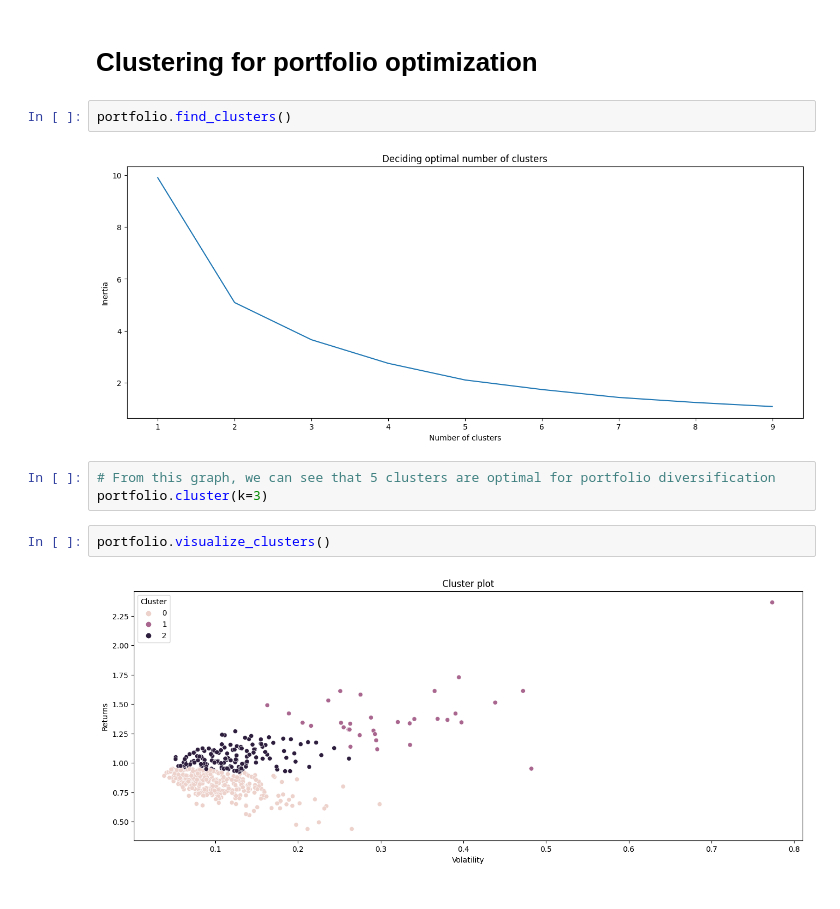
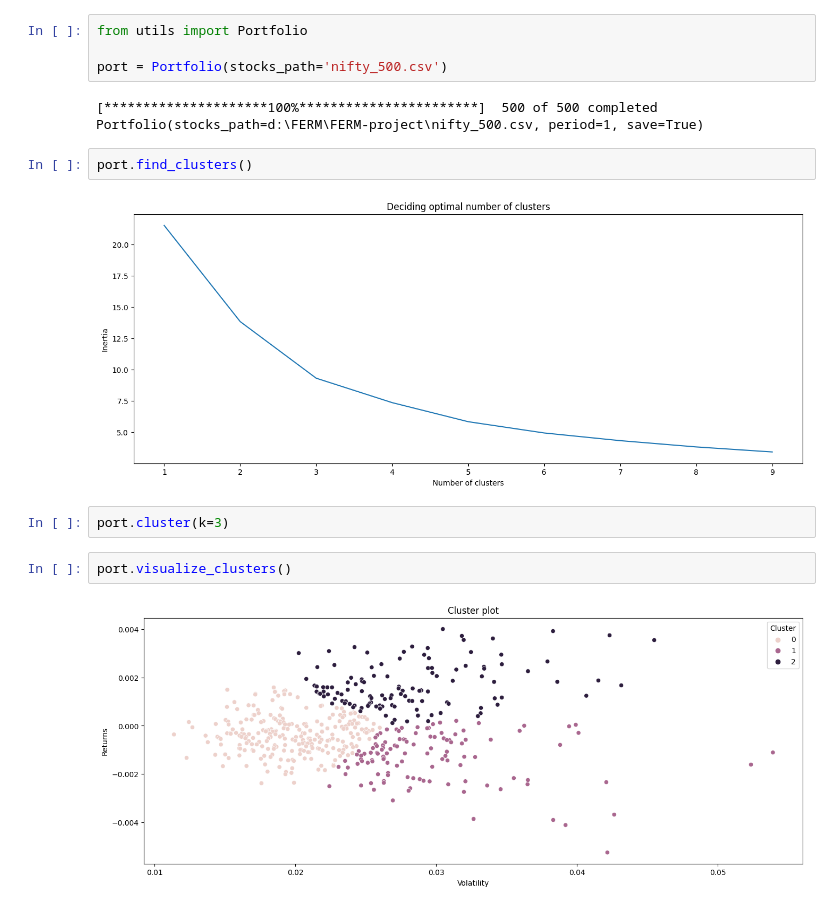
Before and after one commit to aayush1036/FERM-project, a Jupyter notebook: project.ipynb, the cells around one changed output. Saved outputs shown, nothing was run; the diff lists cells and outputs as text.

Commit message:
Clustering on all stocks and monte carlo on top n stocks according to sharpe ratio

```diff
--- a/project.ipynb
+++ b/project.ipynb
@@ -50,13 +1,17 @@ Information Ratio     -7.30009
-# %% [markdown]
-# Clustering for portfolio optimization
+# %%
+from utils import Portfolio
+
+port = Portfolio(stocks_path='nifty_500.csv')
+# %% [output]
+[*********************100%***********************]  500 of 500 completed
+Portfolio(stocks_path=d:\FERM\FERM-project\nifty_500.csv, period=1, save=True)
 # %%
-portfolio.find_clusters()
+port.find_clusters()
 # %% [output]
-[figure, old version]
+[figure, new version]
-# %%
-# From this graph, we can see that 5 clusters are optimal for portfolio diversification
-portfolio.cluster(k=3)
+# %%
+port.cluster(k=3)
 # %%
-portfolio.visualize_clusters()
+port.visualize_clusters()
 # %% [output]
-[figure, old version]
+[figure, new version]
```
Also changed, not shown: parts of 11 cells of this notebook, 1 other file.
